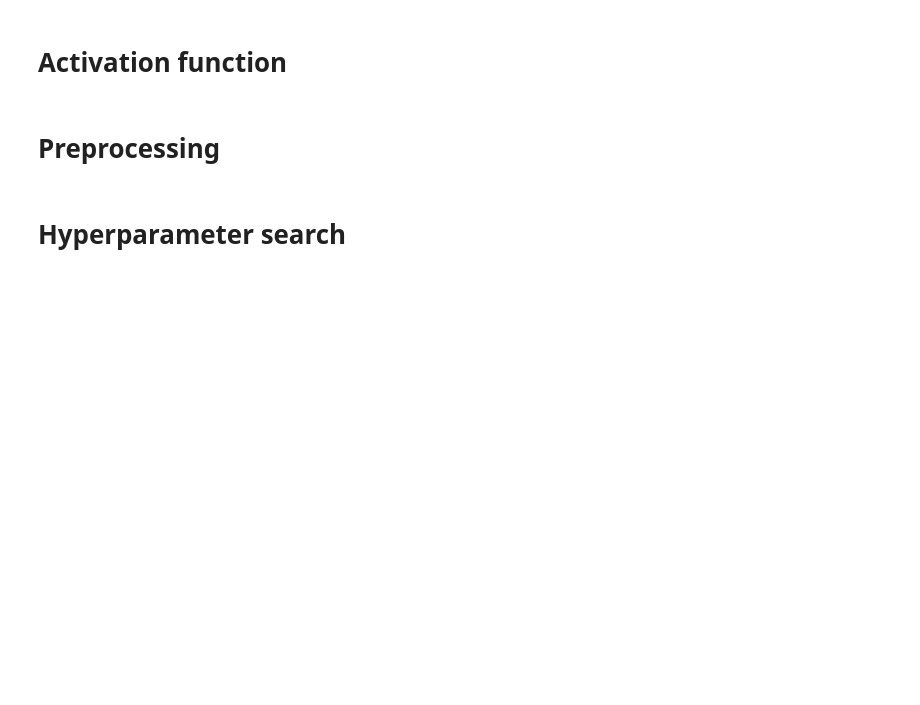
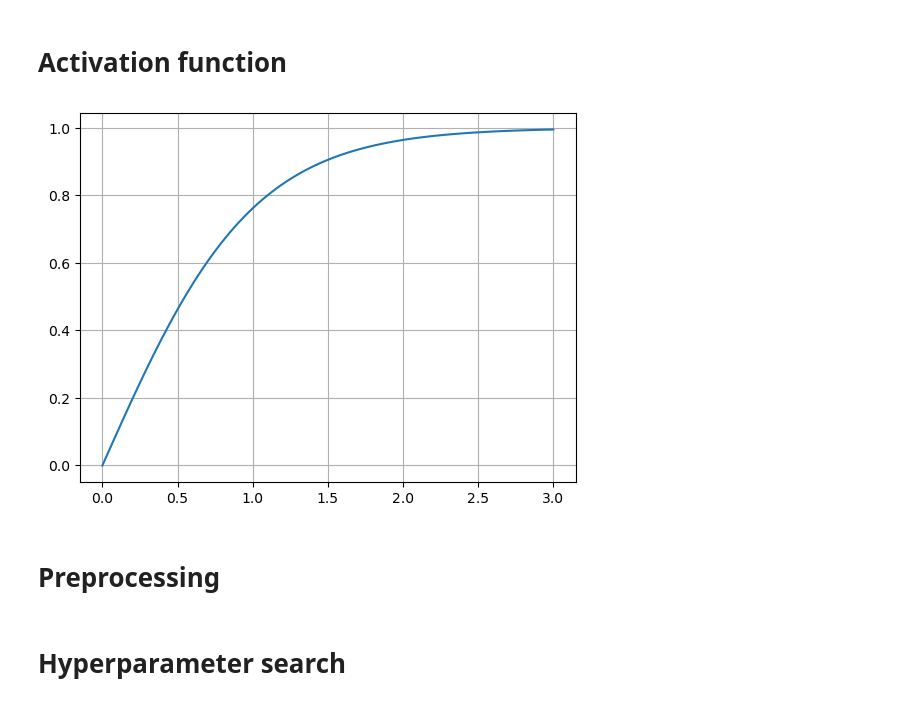
Before and after one commit to Finebouche/hag, a Jupyter notebook: Hyperparameter optimisation.ipynb, the cells around one changed output. Saved outputs shown, nothing was run; the diff lists cells and outputs as text; code cells hidden in the pictures; blank space fills up the shorter version.

```diff
--- a/Hyperparameter optimisation.ipynb
+++ b/Hyperparameter optimisation.ipynb
@@ -88,12 +94,14 @@ is_multivariate, sampling_rate, X_train_raw, X_test_raw, Y_train_raw, Y_test, gr
 # %%
 from reservoir.activation_functions import tanh, heaviside, sigmoid
 
 # the activation function choosen for the rest of the experiment
 # activation_function = lambda x : sigmoid(2*(x-0.5))tanh(x)
 activation_function = lambda x : tanh(x)
 
-plt.plot(np.linspace(0, 1.1, 100), activation_function(np.linspace(0, 1.1, 100)))
+plt.plot(np.linspace(0, 3, 100), activation_function(np.linspace(0, 3, 100)))
 plt.grid()
+# %% [output]
+[figure, added]
 # %% [markdown]
 # Preprocessing
 # %%
```
Also changed, not shown: parts of 2 cells of this notebook, 4 other files.
